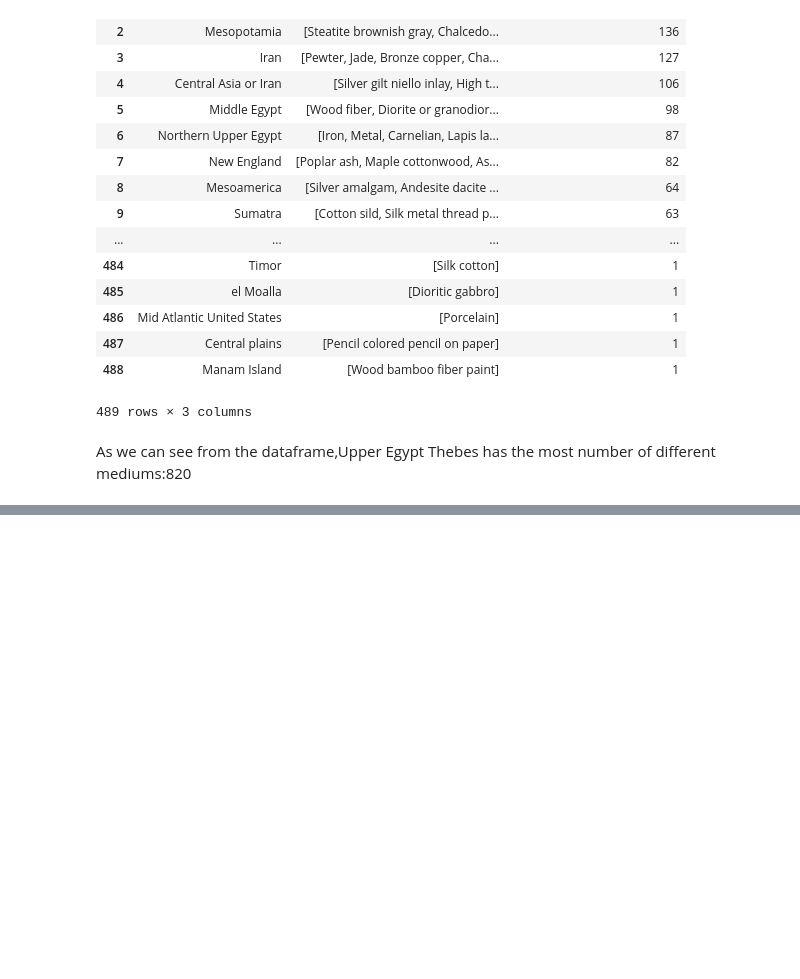
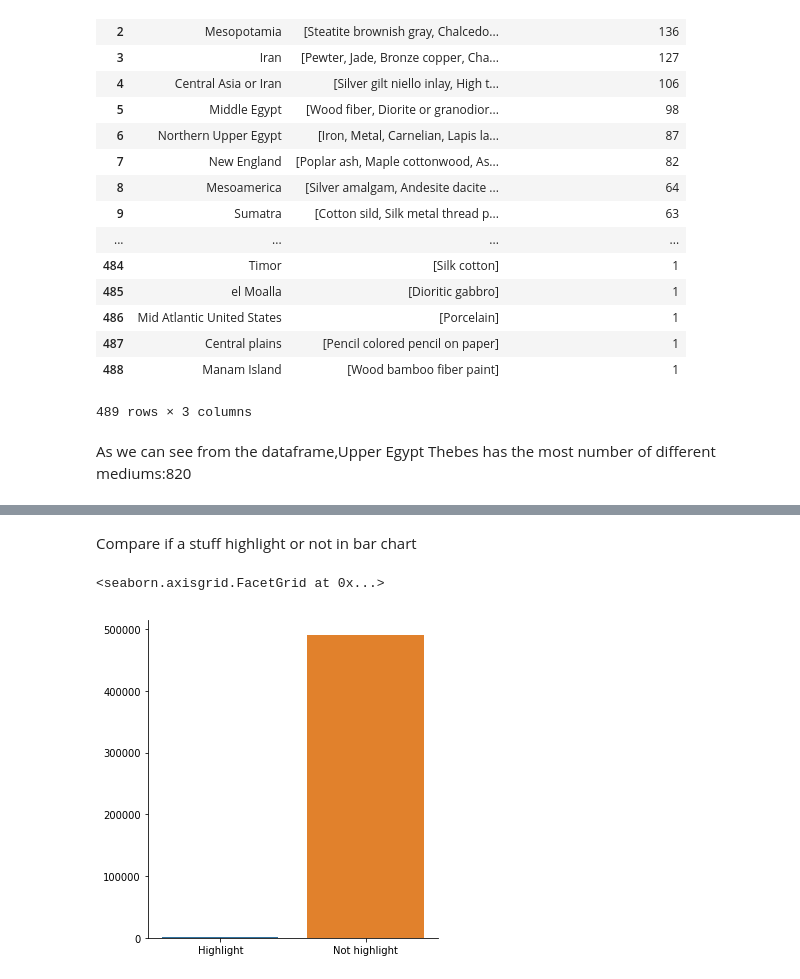
Before and after one commit to tcj1995/final-project, a Jupyter notebook: final.ipynb, the cells around one changed output, grey strips where cells are left out. Saved outputs shown, nothing was run; the diff lists cells and outputs as text; code cells hidden in the pictures; blank space fills up the shorter version.

```diff
--- a/final.ipynb
+++ b/final.ipynb
@@ -327,0 +460,10 @@ As we can see from the dataframe,Upper Egypt Thebes has the most number of diffe
+# %% [markdown]
+Compare if a stuff highlight or not in bar chart
+# %%
+a=museum['Is Highlight'].value_counts()
+data={'Highlight':a[1],'Not highlight':a[0]}
+df=pd.DataFrame(data,index=[0])
+sns.catplot(kind="bar", data=df)
+# %% [output]
+<seaborn.axisgrid.FacetGrid at 0x...>
+[figure, added]
```
Also changed, not shown: parts of 15 cells of this notebook.
